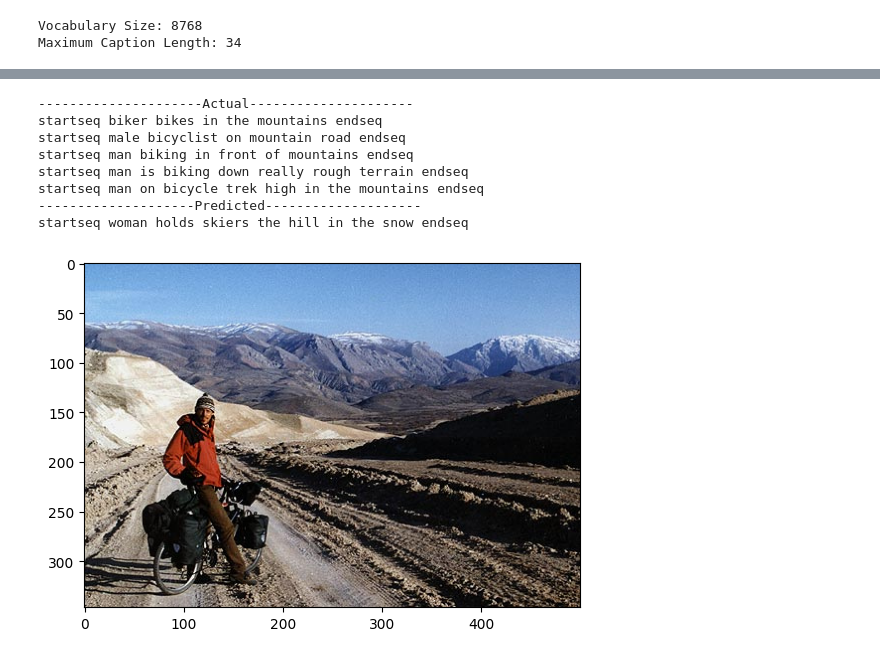
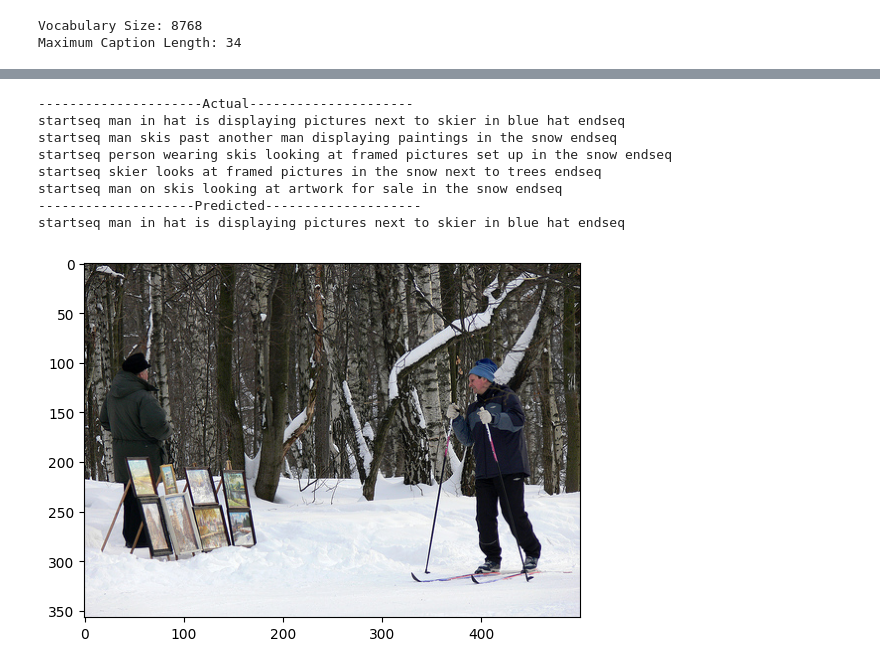
Before and after one commit to mohamedyasser-eng/image-caption, a Jupyter notebook: image caption.ipynb, the cells around one changed output, grey strips where cells are left out. Drawn from its saved outputs; the diff is of its cells as text; code cells hidden in the pictures.

```diff
--- a/image caption.ipynb
+++ b/image caption.ipynb
@@ -448,13 +468,14 @@ startseq man in blue shorts jackets the hand in front of the man in front of bui
 [figure]
 # %%
-generate_caption("95734036_bef6d1a871.jpg")
+
+generate_caption("101669240_b2d3e7f17b.jpg")
 # %% [output]
 ---------------------Actual---------------------
-startseq biker bikes in the mountains endseq
-startseq male bicyclist on mountain road endseq
-startseq man biking in front of mountains endseq
-startseq man is biking down really rough terrain endseq
-startseq man on bicycle trek high in the mountains endseq
+startseq man in hat is displaying pictures next to skier in blue hat endseq
+startseq man skis past another man displaying paintings in the snow endseq
+startseq person wearing skis looking at framed pictures set up in the snow endseq
+startseq skier looks at framed pictures in the snow next to trees endseq
+startseq man on skis looking at artwork for sale in the snow endseq
 --------------------Predicted--------------------
-startseq woman holds skiers the hill in the snow endseq
+startseq man in hat is displaying pictures next to skier in blue hat endseq
-[figure, old version]
+[figure, new version]
```
Also changed, not shown: parts of 10 cells of this notebook.
